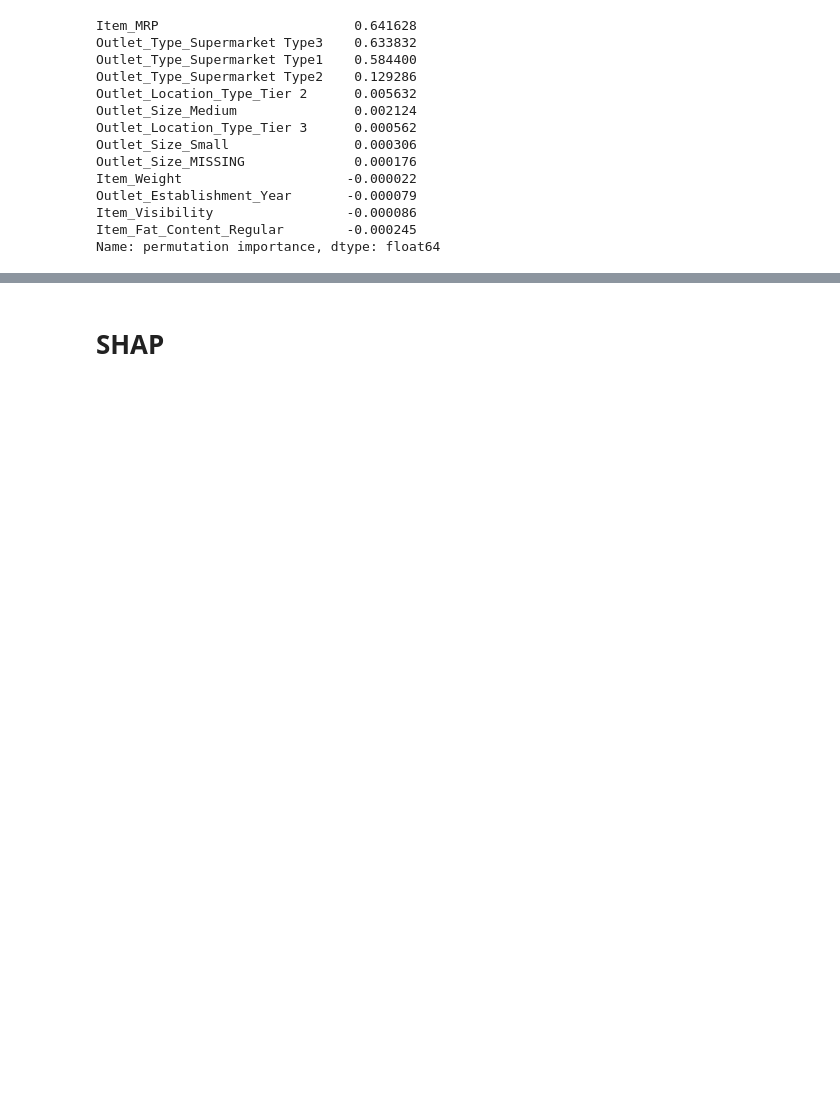
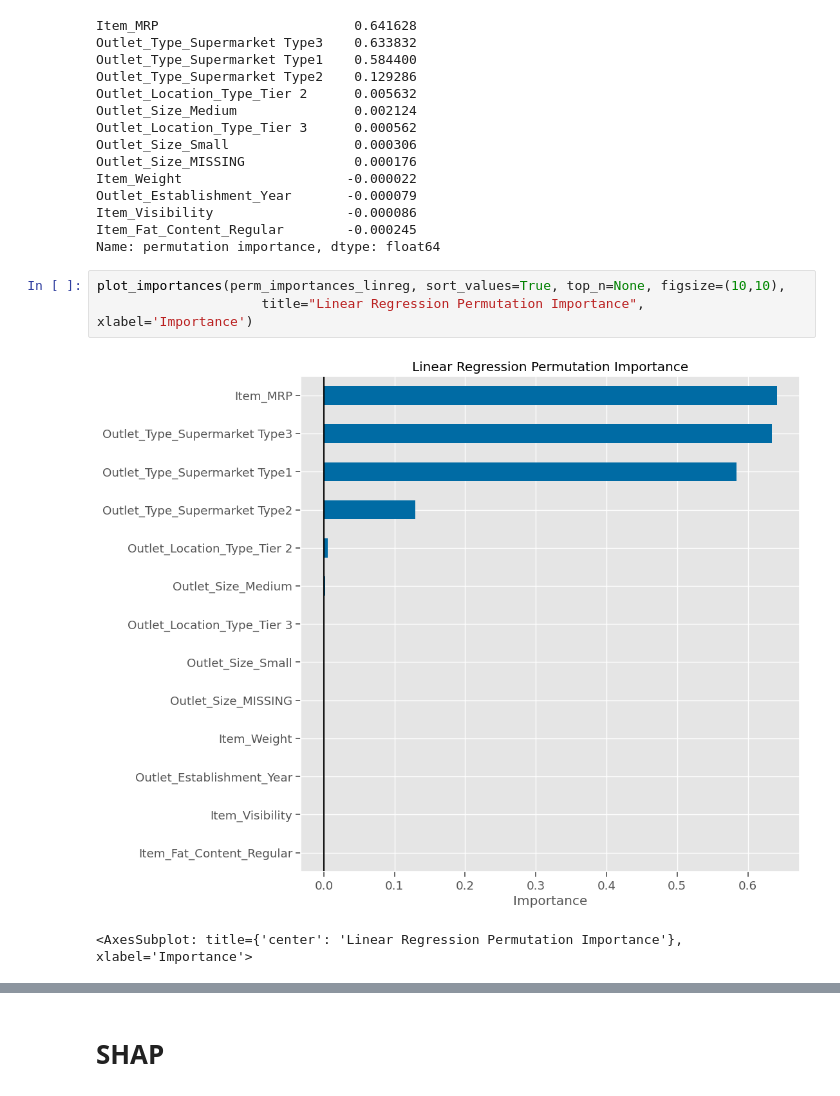
Before and after one commit to CaillahR/Importances-and-Coefficients, a Jupyter notebook: Explaining Models with Shap.ipynb, the cells around one changed output, grey strips where cells are left out. Drawn from its saved outputs; the diff is of its cells as text; blank space fills up the shorter version.

```diff
--- a/Explaining Models with Shap.ipynb
+++ b/Explaining Models with Shap.ipynb
@@ -265,3 +265,9 @@ Outlet_Establishment_Year       -0.000079
 Item_Visibility                 -0.000086
 Item_Fat_Content_Regular        -0.000245
 Name: permutation importance, dtype: float64
+# %%
+plot_importances(perm_importances_linreg, sort_values=True, top_n=None, figsize=(10,10),
+                     title="Linear Regression Permutation Importance", xlabel='Importance')
+# %% [output]
+[figure, added]
+<AxesSubplot: title={'center': 'Linear Regression Permutation Importance'}, xlabel='Importance'>
```
Also changed, not shown: parts of 15 cells of this notebook, 2 other files.
